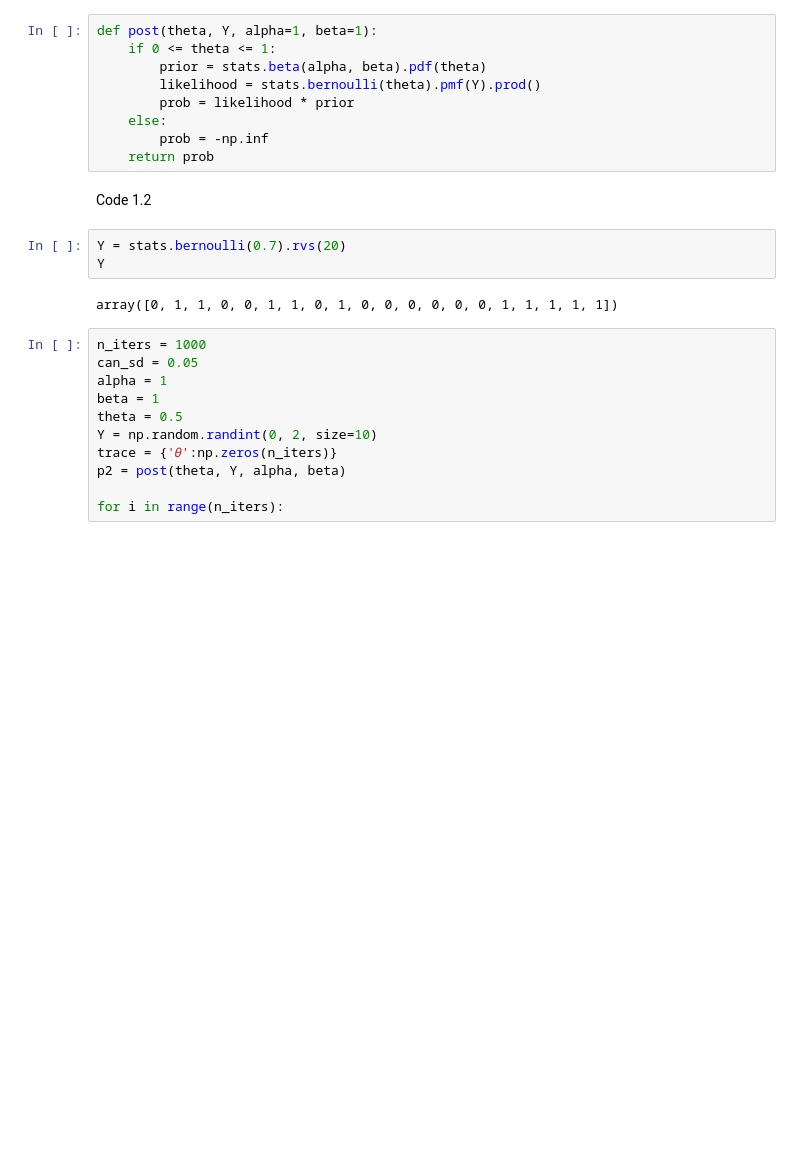
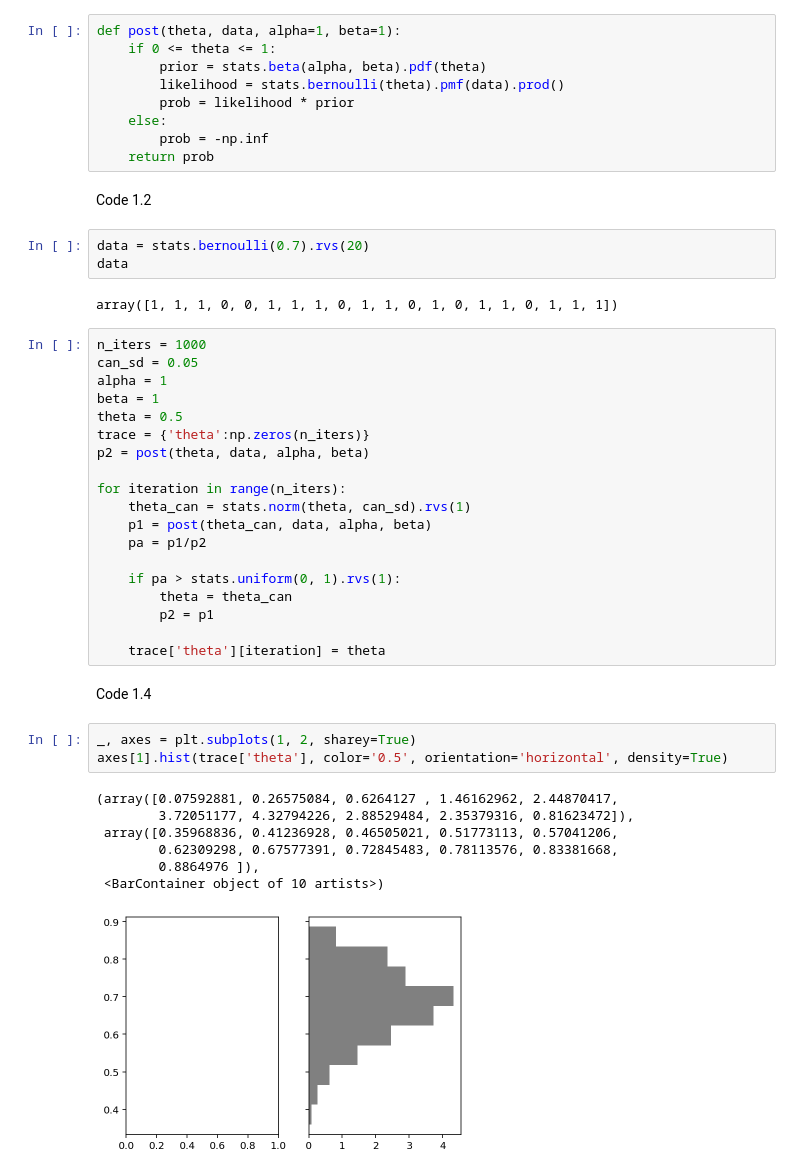
Before and after one commit to Booleans/bayesian-modeling-and-computation-python, a Jupyter notebook: Chapter01.ipynb, the cells around one changed output. Drawn from its saved outputs; the diff is of its cells as text; blank space fills up the shorter version.

```diff
--- a/Chapter01.ipynb
+++ b/Chapter01.ipynb
@@ -8,8 +20,8 @@ Code 1.1
 # %%
-def post(theta, Y, alpha=1, beta=1):
+def post(theta, data, alpha=1, beta=1):
     if 0 <= theta <= 1:
         prior = stats.beta(alpha, beta).pdf(theta)
-        likelihood = stats.bernoulli(theta).pmf(Y).prod()
+        likelihood = stats.bernoulli(theta).pmf(data).prod()
         prob = likelihood * prior
     else:
         prob = -np.inf
@@ -17,18 +29,39 @@ def post(theta, Y, alpha=1, beta=1):
 # %% [markdown]
 Code 1.2
 # %%
-Y = stats.bernoulli(0.7).rvs(20)
-Y
+data = stats.bernoulli(0.7).rvs(20)
+data
 # %% [output]
-array([0, 1, 1, 0, 0, 1, 1, 0, 1, 0, 0, 0, 0, 0, 0, 1, 1, 1, 1, 1])
+array([1, 1, 1, 0, 0, 1, 1, 1, 0, 1, 1, 0, 1, 0, 1, 1, 0, 1, 1, 1])
 # %%
 n_iters = 1000
 can_sd = 0.05
 alpha = 1
 beta = 1
 theta = 0.5
-Y = np.random.randint(0, 2, size=10)
-trace = {'𝜃':np.zeros(n_iters)}
-p2 = post(theta, Y, alpha, beta)
+trace = {'theta':np.zeros(n_iters)}
+p2 = post(theta, data, alpha, beta)
 
-for i in range(n_iters):
+for iteration in range(n_iters):
+    theta_can = stats.norm(theta, can_sd).rvs(1)
+    p1 = post(theta_can, data, alpha, beta)
+    pa = p1/p2
+
+    if pa > stats.uniform(0, 1).rvs(1):
+        theta = theta_can
+        p2 = p1
+
+    trace['theta'][iteration] = theta
+# %% [markdown]
+Code 1.4
+# %%
+_, axes = plt.subplots(1, 2, sharey=True)
+axes[1].hist(trace['theta'], color='0.5', orientation='horizontal', density=True)
+# %% [output]
+(array([0.07592881, 0.26575084, 0.6264127 , 1.46162962, 2.44870417,
+        3.72051177, 4.32794226, 2.88529484, 2.35379316, 0.81623472]),
+ array([0.35968836, 0.41236928, 0.46505021, 0.51773113, 0.57041206,
+        0.62309298, 0.67577391, 0.72845483, 0.78113576, 0.83381668,
+        0.8864976 ]),
+ <BarContainer object of 10 artists>)
+[figure, added]
```
Also changed, not shown: parts of 4 cells of this notebook.
